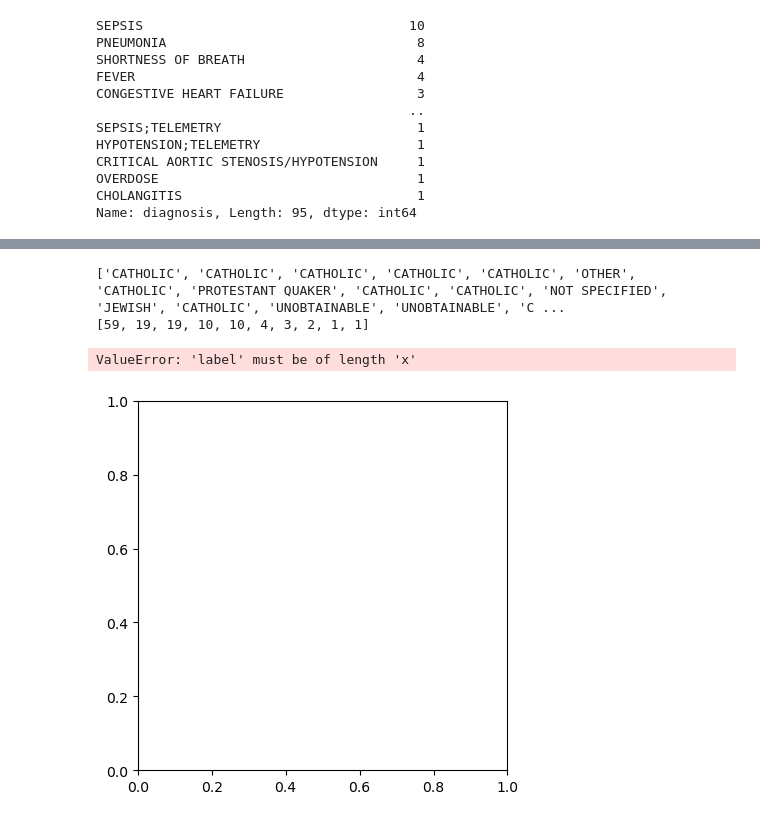
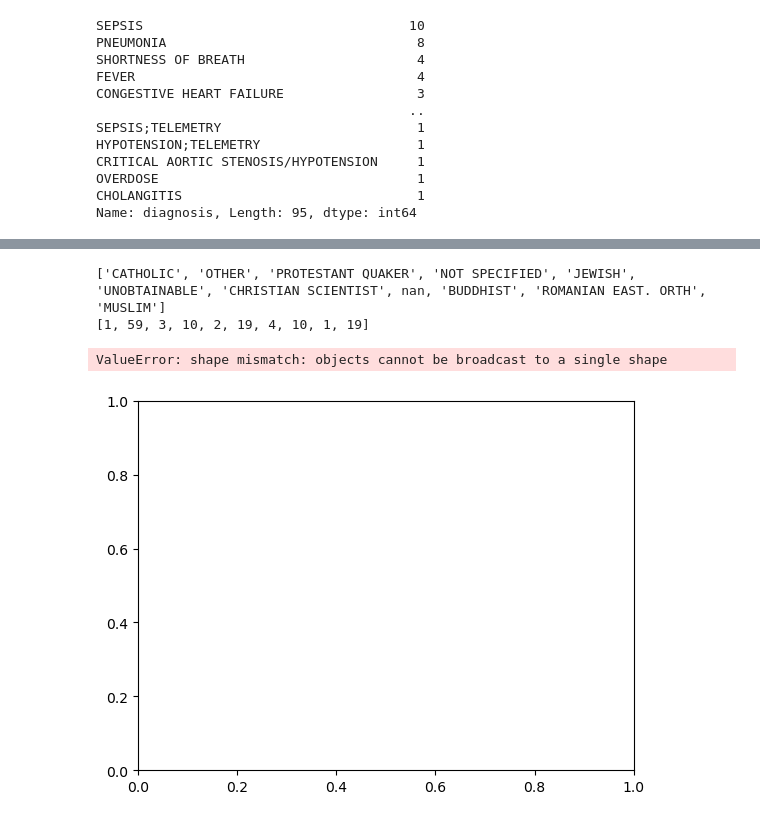
Before and after one commit to min02choi/Introduction-To-HCI, a Jupyter notebook: Week1/admissions.ipynb, the cells around one changed output, grey strips where cells are left out. Drawn from its saved outputs; the diff is of its cells as text; code cells hidden in the pictures.

```diff
--- a/Week1/admissions.ipynb
+++ b/Week1/admissions.ipynb
@@ -78,7 +110,20 @@ def show_piechart(column):
+# %%
+def show_barchart(column):
+    xlabels = [m for m in df[column].unique()]
+    # yvalues = []
+    # for j in xlabels:
+    #     yvalues.append(len(df.loc[df[column] == j]))
+    yvalues = df.groupby(column)['row_id'].count().values.tolist()
+
+    print(xlabels)
+    print(yvalues)
+    plt.bar(np.arange(len(xlabels)), yvalues)
+    plt.xticks(np.arange(len(xlabels)), xlabels)
+    plt.show()
 # %%
-show_piechart('religion')
+show_barchart('religion')
 # %% [output]
-['CATHOLIC', 'CATHOLIC', 'CATHOLIC', 'CATHOLIC', 'CATHOLIC', 'OTHER', 'CATHOLIC', 'PROTESTANT QUAKER', 'CATHOLIC', 'CATHOLIC', 'NOT SPECIFIED', 'JEWISH', 'CATHOLIC', 'UNOBTAINABLE', 'UNOBTAINABLE', 'C ...
-[59, 19, 19, 10, 10, 4, 3, 2, 1, 1]
+['CATHOLIC', 'OTHER', 'PROTESTANT QUAKER', 'NOT SPECIFIED', 'JEWISH', 'UNOBTAINABLE', 'CHRISTIAN SCIENTIST', nan, 'BUDDHIST', 'ROMANIAN EAST. ORTH', 'MUSLIM']
+[1, 59, 3, 10, 2, 19, 4, 10, 1, 19]
-ValueError: 'label' must be of length 'x'
+ValueError: shape mismatch: objects cannot be broadcast to a single shape
-[figure, old version]
+[figure, new version]
```
Also changed, not shown: parts of 5 cells of this notebook.
